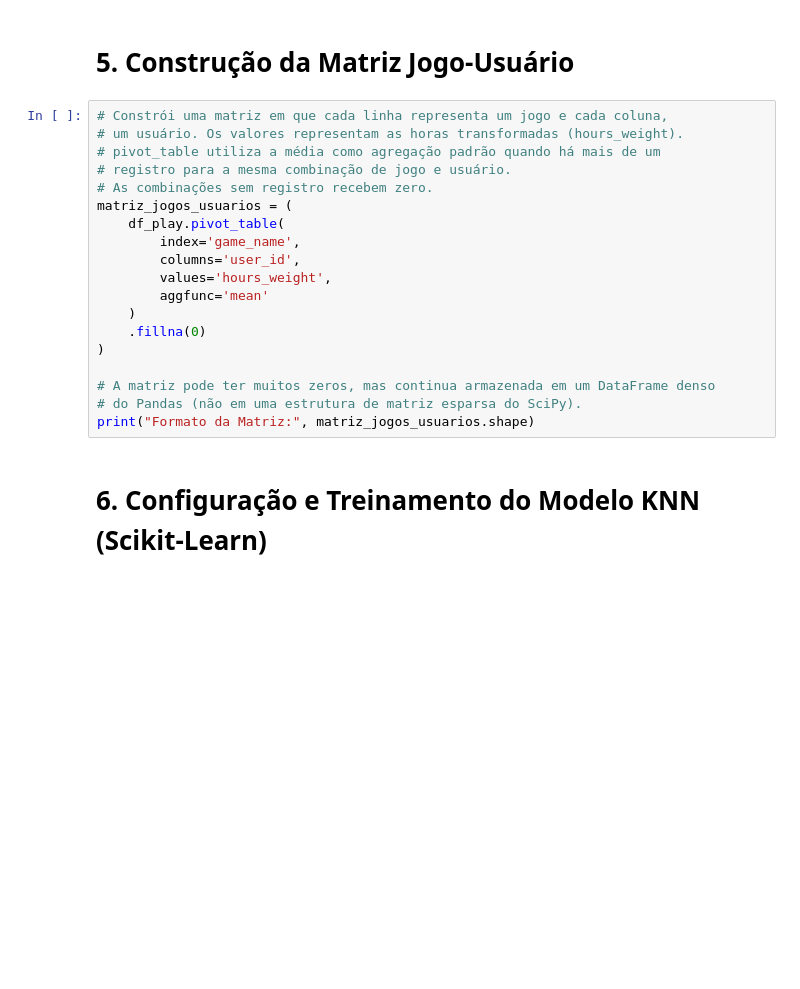
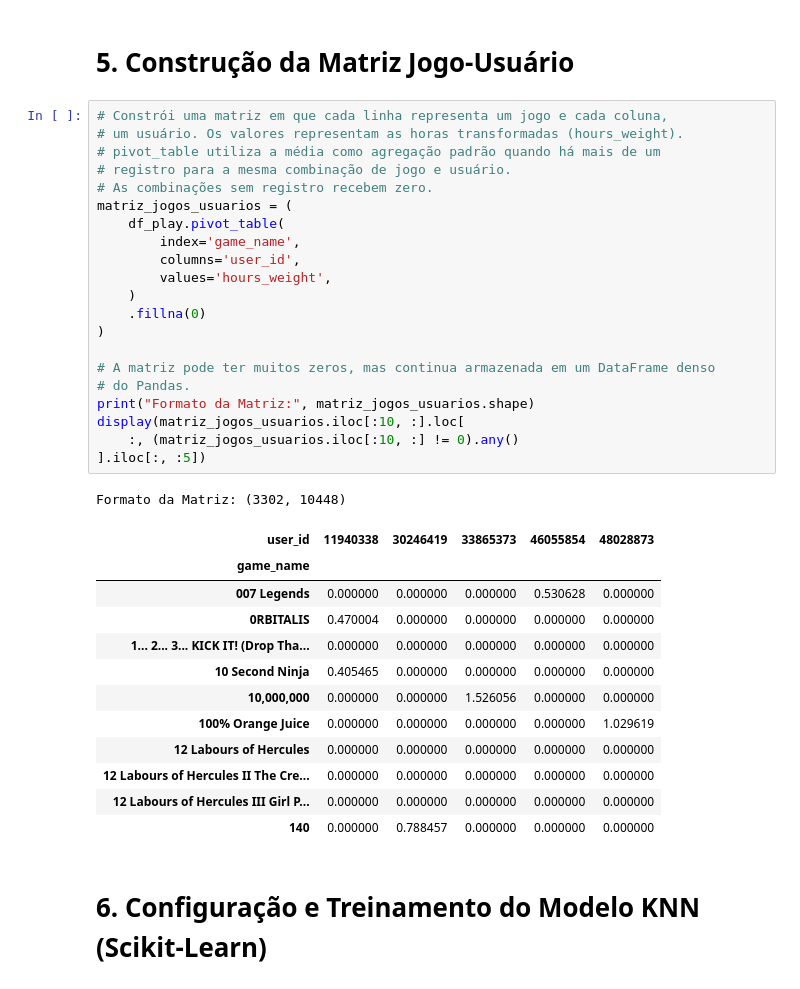
Before and after one commit to buabns/Aulas_PCD, a Jupyter notebook: PROJETO_FINAL.ipynb, the cells around one changed output. Drawn from its saved outputs; the diff is of its cells as text; blank space fills up the shorter version.

```diff
--- a/PROJETO_FINAL.ipynb
+++ b/PROJETO_FINAL.ipynb
@@ -175,22 +201,38 @@ plt.show()
 # %%
 # Constrói uma matriz em que cada linha representa um jogo e cada coluna,
 # um usuário. Os valores representam as horas transformadas (hours_weight).
 # pivot_table utiliza a média como agregação padrão quando há mais de um
 # registro para a mesma combinação de jogo e usuário.
 # As combinações sem registro recebem zero.
 matriz_jogos_usuarios = (
     df_play.pivot_table(
         index='game_name',
         columns='user_id',
         values='hours_weight',
-        aggfunc='mean'
     )
     .fillna(0)
 )
 
 # A matriz pode ter muitos zeros, mas continua armazenada em um DataFrame denso
-# do Pandas (não em uma estrutura de matriz esparsa do SciPy).
+# do Pandas.
 print("Formato da Matriz:", matriz_jogos_usuarios.shape)
+display(matriz_jogos_usuarios.iloc[:10, :].loc[
+    :, (matriz_jogos_usuarios.iloc[:10, :] != 0).any()
+].iloc[:, :5])
+# %% [output]
+Formato da Matriz: (3302, 10448)
+| user_id | 11940338 | 30246419 | 33865373 | 46055854 | 48028873 |
+| game_name |  |  |  |  |  |
+| 007 Legends | 0.000000 | 0.000000 | 0.000000 | 0.530628 | 0.000000 |
+| 0RBITALIS | 0.470004 | 0.000000 | 0.000000 | 0.000000 | 0.000000 |
+| 1... 2... 3... KICK IT! (Drop Tha... | 0.000000 | 0.000000 | 0.000000 | 0.000000 | 0.000000 |
+| 10 Second Ninja | 0.405465 | 0.000000 | 0.000000 | 0.000000 | 0.000000 |
+| 10,000,000 | 0.000000 | 0.000000 | 1.526056 | 0.000000 | 0.000000 |
+| 100% Orange Juice | 0.000000 | 0.000000 | 0.000000 | 0.000000 | 1.029619 |
+| 12 Labours of Hercules | 0.000000 | 0.000000 | 0.000000 | 0.000000 | 0.000000 |
+| 12 Labours of Hercules II The Cre... | 0.000000 | 0.000000 | 0.000000 | 0.000000 | 0.000000 |
+| 12 Labours of Hercules III Girl P... | 0.000000 | 0.000000 | 0.000000 | 0.000000 | 0.000000 |
+| 140 | 0.000000 | 0.788457 | 0.000000 | 0.000000 | 0.000000 |
 # %% [markdown]
 # 6. Configuração e Treinamento do Modelo KNN (Scikit-Learn)
 # %%
```
Also changed, not shown: parts of 10 cells of this notebook.
